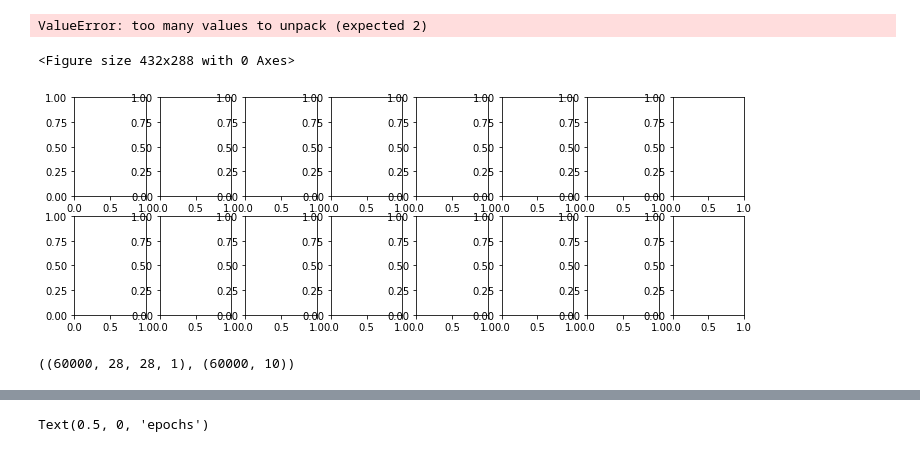
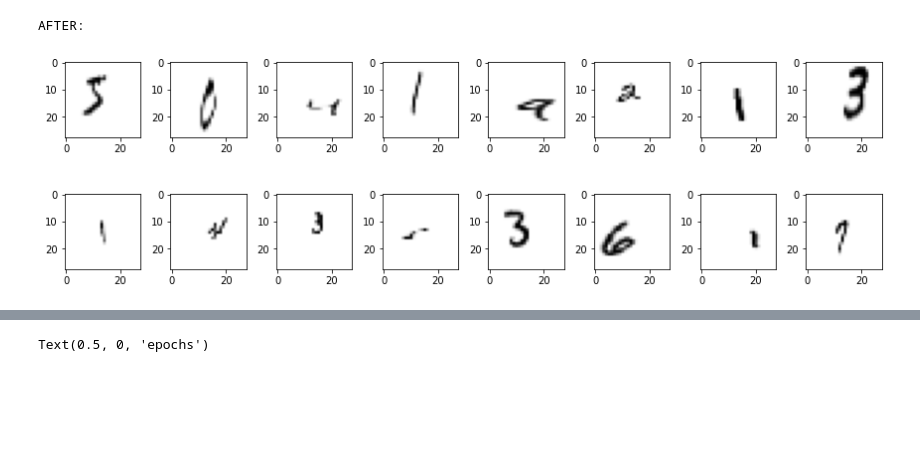
Before and after one commit to indykindyk/Sudoku-solver-opencv, a Jupyter notebook: src/gowno.ipynb, the cells around one changed output, grey strips where cells are left out. Drawn from its saved outputs; the diff is of its cells as text; code cells hidden in the pictures; blank space fills up the shorter version.

```diff
--- a/src/gowno.ipynb
+++ b/src/gowno.ipynb
@@ -12,15 +14,7 @@ from tensorflow.keras.preprocessing.image import ImageDataGenerator
 # %%
+zoom_range=(1, 4) # define zoom range
 # Create ImageDataGenerator training instance with data augmentation
 train_datagen = ImageDataGenerator(rescale=1/255.,
-                                   zoom_range=-0.2, # zoom into the image
-                                   width_shift_range=0.2, # shift the image width ways
-                                   height_shift_range=0.2) # shift the image height ways
+                                   zoom_range=zoom_range, # zoom into the image
+                                   width_shift_range=0.3, # shift the image width ways
+                                   height_shift_range=0.3) # shift the image height ways
-# %%
-X_train = X_train.reshape((X_train.shape[0], 28, 28, 1))
-X_test = X_test.reshape((X_test.shape[0], 28, 28, 1))
-# one hot encode target values
-y_train = to_categorical(y_train, 10)
-y_test = to_categorical(y_test, 10)
-
-X_train.astype('float32')
-X_test.astype('float32')
@@ -45,2 +21,2 @@ array([[[[0.],
 # %%
-X_train_aug = train_datagen.fit(X_train)
+train_datagen.fit(X_train.reshape(X_train.shape[0], 28, 28, 1))
@@ -47,27 +28,18 @@ X_train_aug = train_datagen.fit(X_train)
 # %%
-num_row = 2
-num_col = 8
-num = num_row*num_col
-plt.figure()
+print('AFTER:\n')
 fig2, axes2 = plt.subplots(num_row, num_col, figsize=(1.5*num_col,2*num_row))
-for x, y in train_datagen.flow(X_train, batch_size=num, shuffle=True):
-    for i in range(0, num):
-        ax = axes2[i//num_col, i%num_col]
-        ax.imshow(x[i].reshape(28,28), cmap='gray_r')
-        ax.set_title('Label: {}'.format(int(y[i])))
-    break
-
-# show the figure
+for X, Y in train_datagen.flow(X_train.reshape(X_train.shape[0], 28, 28, 1),y_train.reshape(y_train.shape[0], 1),batch_size=num,shuffle=False):
+     for i in range(0, num):
+          ax = axes2[i//num_col, i%num_col]
+          ax.imshow(X[i].reshape(28,28), cmap='gray_r')
+     break
 plt.tight_layout()
 plt.show()
 # %% [output]
-ValueError: too many values to unpack (expected 2)
+AFTER:
-<Figure size 432x288 with 0 Axes>
-[figure, old version]
+[figure, new version]
 # %%
-X_train.shape , y_train.shape
+X_train_aug = train_datagen.flow(X_train.reshape(X_train.shape[0], 28, 28, 1),y_train.reshape(y_train.shape[0], 1),batch_size=num,shuffle=False)
-# %% [output]
-((60000, 28, 28, 1), (60000, 10))
 # %%
 model = models.Sequential()
 model.add(layers.Conv2D(32, kernel_size=(3, 3),
```
Also changed, not shown: parts of 6 cells of this notebook.
